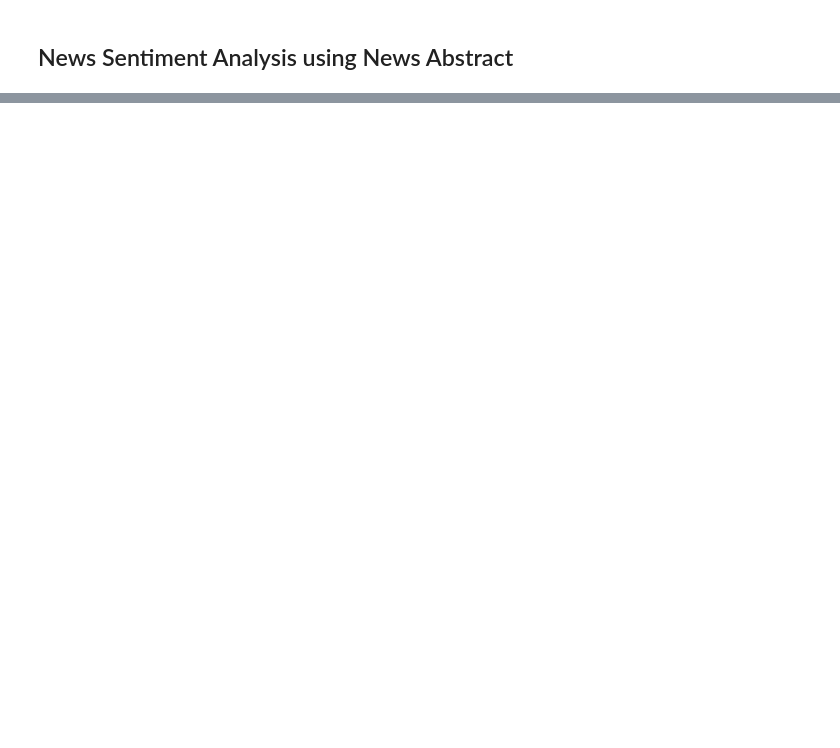
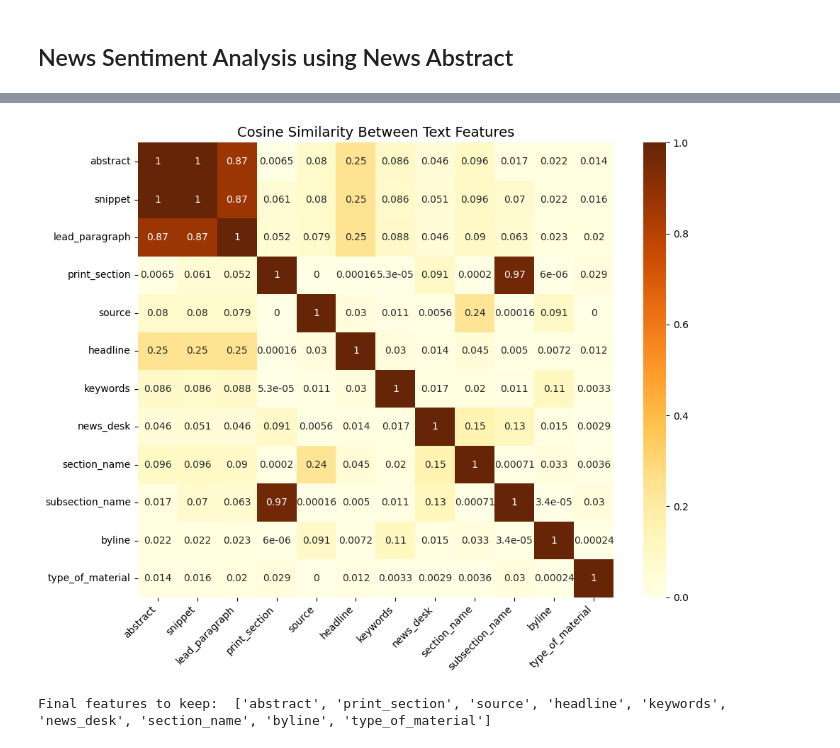
Before and after one commit to nehanik2/News-Sentiment-Analyzer, a Jupyter notebook: News_Sentiment_Analyzer.ipynb, the cells around one changed output, grey strips where cells are left out. Drawn from its saved outputs; the diff is of its cells as text; code cells hidden in the pictures; blank space fills up the shorter version.

```diff
--- a/News_Sentiment_Analyzer.ipynb
+++ b/News_Sentiment_Analyzer.ipynb
@@ -4,0 +335,77 @@ import pandas as pd
+# %%
+#Since most of our features are textual in nature, we will be using the methods used for text data
+from sklearn.feature_extraction.text import TfidfVectorizer
+from sklearn.metrics.pairwise import cosine_similarity
+import pandas as pd
+import seaborn as sns
+import matplotlib.pyplot as plt
+import numpy as np
+
+# Select text columns
+text_columns = ['abstract', 'snippet', 'lead_paragraph', 'print_section',
+                'source', 'headline', 'keywords', 'news_desk',
+                'section_name', 'subsection_name', 'byline', 'type_of_material']
+
+# Fill missing values and ensure all are strings
+df_text = df[text_columns].fillna('').astype(str)
+
+# Combine all text data for fitting the vectorizer
+combined_text = df_text.apply(lambda x: ' '.join(x), axis=1)
+
+# Create and fit a single TF-IDF vectorizer
+vectorizer = TfidfVectorizer(stop_words='english') # Removed max_features
+vectorizer.fit(combined_text)
+
+# Create TF-IDF vectors for each column using the fitted vectorizer
+tfidf_vectors = {}
+for col in text_columns:
+    vec = vectorizer.transform(df_text[col])
+    tfidf_vectors[col] = np.asarray(vec.mean(axis=0)).flatten()  # convert to 1D numpy array
+
+# Stack all vectors (each row = one feature)
+feature_matrix = np.vstack([tfidf_vectors[col] for col in text_columns])
+
+# Compute cosine similarity between features
+feature_similarity = cosine_similarity(feature_matrix)
+
+# Plot heatmap
+plt.figure(figsize=(10, 8))
+sns.heatmap(feature_similarity,
+            xticklabels=text_columns,
+            yticklabels=text_columns,
+            annot=True,
+            cmap='YlOrBr')
+plt.title('Cosine Similarity Between Text Features', fontsize=14)
+plt.xticks(rotation=45, ha='right')
+plt.yticks(rotation=0)
+plt.tight_layout()
+plt.show()
+# %% [output]
+[figure, added]
+# %%
+#FEATURE SELECTION
+#Now that we have implemented three methods for checking feature relation
+#Corelation for numerical values
+#TF-IDF and cosine similarity for text features
+
+#Setting a threshold
+#Features which have similarity more than 60 percent
+
+threshold = 0.6
+
+redundant_features = set()
+features = list(df_text.columns)
+
+#Finding all the pairs of features which have a high similarity
+for i in range(len(features)):
+  for j in range(i+1, len(features)):
+    sim_value = feature_similarity[i,j]
+    if sim_value >= threshold:
+      redundant_features.add(features[j])
+
+#Creating final list of features which we will choose
+final_feature_list = [f for f in features if f not in redundant_features]
+
+print("Final features to keep: ", final_feature_list)
+# %% [output]
+Final features to keep:  ['abstract', 'print_section', 'source', 'headline', 'keywords', 'news_desk', 'section_name', 'byline', 'type_of_material']
```
Also changed, not shown: parts of 43 cells of this notebook.
